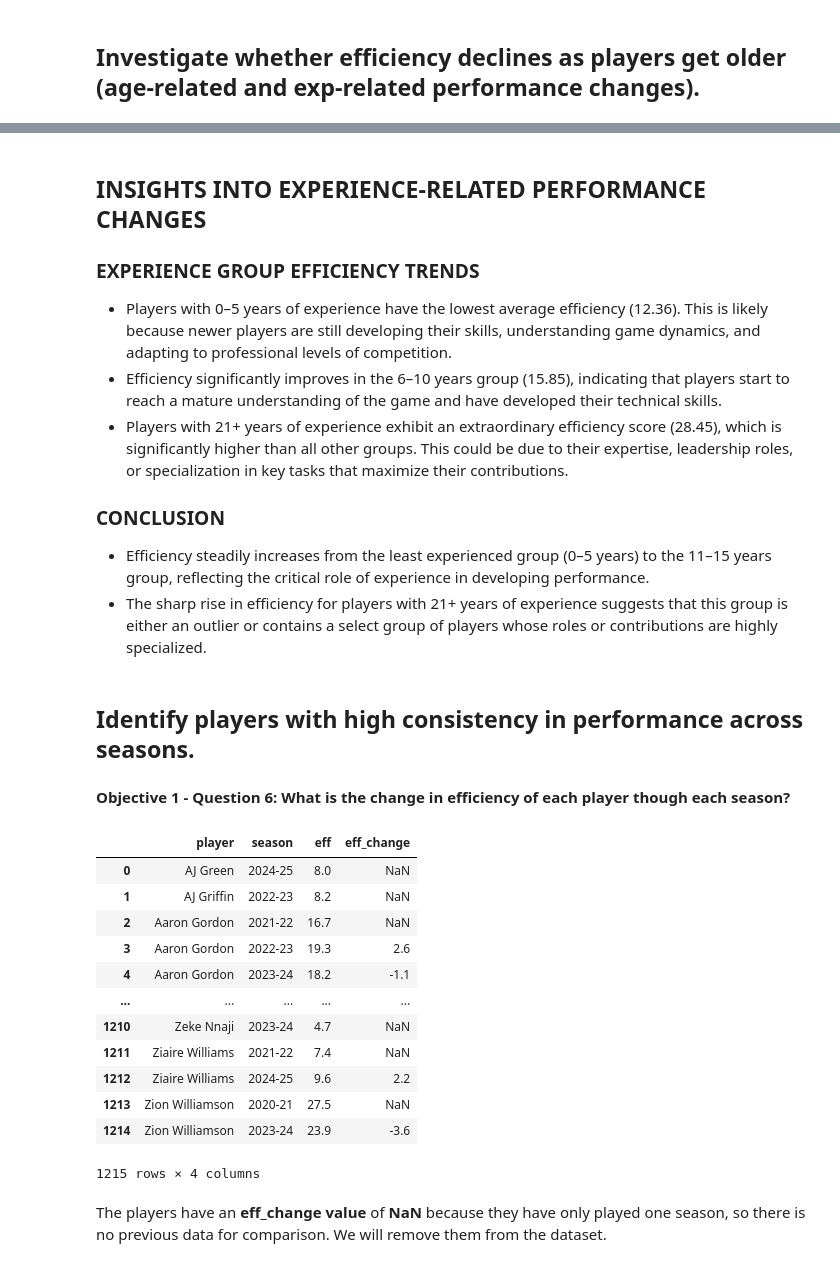
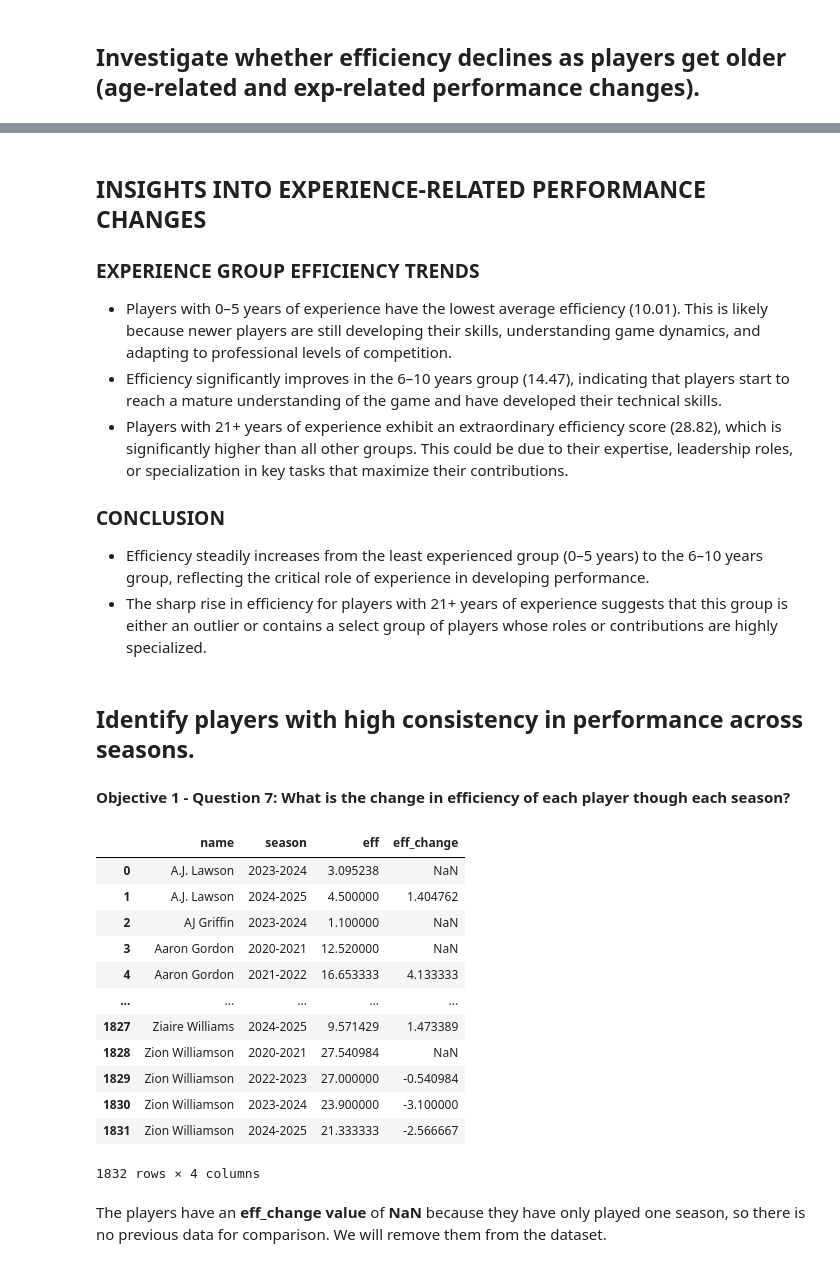
Before and after one commit to chocoCaro/Intro_DS, a Jupyter notebook: [data4life]_objective_1.ipynb, the cells around one changed output, grey strips where cells are left out. Saved outputs shown, nothing was run; the diff lists cells and outputs as text; code cells hidden in the pictures.

```diff
--- a/[data4life]_objective_1.ipynb
+++ b/[data4life]_objective_1.ipynb
@@ -48,7 +47,9 @@ nba_stats = pd.read_csv("final_data/player_stats.csv")
 # %% [markdown]
 ### **CLEAN DATA**
 # %%
-nba_roster = nba_roster[['player', 'pos', 'height', 'weight', 'exp', 'team', 'season']]
+nba_roster = nba_roster[['player', 'height', 'weight', 'exp', 'age', 'team', 'season']]
+
+nba_roster = nba_roster.rename(columns={'player': 'name'})
 # %%
 nba_roster.info()
 # %% [output]
@@ -170,9 +171,9 @@ nba_stats.duplicated().sum()
 merged_data = pd.merge(
     nba_stats,
     nba_roster,
-    how="left",
-    left_on=["player", "team", "season"],
-    right_on=["player", "team", "season"],
+    how="inner",
+    left_on=["name", "team", "season"],
+    right_on=["name", "team", "season"],
 )
 
 merged_data.isnull().sum()
@@ -180,0 +216,6 @@ KeyError: 'player'
+# %%
+for col in merged_data.columns:
+    if merged_data[col].isnull().any():
+        merged_data[col] = merged_data.groupby('pos')[col].transform(lambda x: x.fillna(x.mean()))
+
+merged_data.isnull().sum()
@@ -200,6 +259,15 @@ merged_data.head(10)
 # %% [markdown]
 **Objective 1 - Question 1: What is the information of eff of the NBA players though each season?**
 # %%
+merged_data['eff'] = (
+    (merged_data['pts'] + merged_data['trb'] + merged_data['ast'] + merged_data['stl'] + merged_data['blk']) -
+    ((merged_data['fga'] - merged_data['fg']) + (merged_data['fta'] - merged_data['ft']) + merged_data['tov'])
+) / merged_data['g']
+
+merged_data = merged_data[merged_data['season'].isin([
+    "2020-2021", "2021-2022", "2022-2023", "2023-2024", "2024-2025"
+])]
+
 season_group = merged_data.groupby(by='season')
 
 for year, group in season_group:
@@ -385,36 +427,36 @@ plt.show()
 # %% [markdown]
 ## **INSIGHTS INTO EXPERIENCE-RELATED PERFORMANCE CHANGES**
 ### **EXPERIENCE GROUP EFFICIENCY TRENDS**
-- Players with 0–5 years of experience have the lowest average efficiency (12.36). This is likely because newer players are still developing their skills, understanding game dynamics, and adapting to professional levels of competition.
-- Efficiency significantly improves in the 6–10 years group (15.85), indicating that players start to reach a mature understanding of the game and have developed their technical skills.
-- Players with 21+ years of experience exhibit an extraordinary efficiency score (28.45), which is significantly higher than all other groups. This could be due to their expertise, leadership roles, or specialization in key tasks that maximize their contributions.
+- Players with 0–5 years of experience have the lowest average efficiency (10.01). This is likely because newer players are still developing their skills, understanding game dynamics, and adapting to professional levels of competition.
+- Efficiency significantly improves in the 6–10 years group (14.47), indicating that players start to reach a mature understanding of the game and have developed their technical skills.
+- Players with 21+ years of experience exhibit an extraordinary efficiency score (28.82), which is significantly higher than all other groups. This could be due to their expertise, leadership roles, or specialization in key tasks that maximize their contributions.
 ### **CONCLUSION**
-- Efficiency steadily increases from the least experienced group (0–5 years) to the 11–15 years group, reflecting the critical role of experience in developing performance.
+- Efficiency steadily increases from the least experienced group (0–5 years) to the 6–10 years group, reflecting the critical role of experience in developing performance.
 - The sharp rise in efficiency for players with 21+ years of experience suggests that this group is either an outlier or contains a select group of players whose roles or contributions are highly specialized.
 # %% [markdown]
 ## **Identify players with high consistency in performance across seasons.**
 # %% [markdown]
-**Objective 1 - Question 6: What is the change in efficiency of each player though each season?**
+**Objective 1 - Question 7: What is the change in efficiency of each player though each season?**
 # %%
-player_season_data = merged_data.groupby(['player', 'season']).agg({'eff': 'mean'}).reset_index()
+player_season_data = merged_data.groupby(['name', 'season']).agg({'eff': 'mean'}).reset_index()
 
-player_season_data['eff_change'] = player_season_data.groupby('player')['eff'].diff()
+player_season_data['eff_change'] = player_season_data.groupby('name')['eff'].diff()
 
 player_season_data
 # %% [output]
-|  | player | season | eff | eff_change |
-| 0 | AJ Green | 2024-25 | 8.0 | NaN |
-| 1 | AJ Griffin | 2022-23 | 8.2 | NaN |
-| 2 | Aaron Gordon | 2021-22 | 16.7 | NaN |
-| 3 | Aaron Gordon | 2022-23 | 19.3 | 2.6 |
-| 4 | Aaron Gordon | 2023-24 | 18.2 | -1.1 |
+|  | name | season | eff | eff_change |
+| 0 | A.J. Lawson | 2023-2024 | 3.095238 | NaN |
+| 1 | A.J. Lawson | 2024-2025 | 4.500000 | 1.404762 |
+| 2 | AJ Griffin | 2023-2024 | 1.100000 | NaN |
+| 3 | Aaron Gordon | 2020-2021 | 12.520000 | NaN |
+| 4 | Aaron Gordon | 2021-2022 | 16.653333 | 4.133333 |
 | ... | ... | ... | ... | ... |
-| 1210 | Zeke Nnaji | 2023-24 | 4.7 | NaN |
-| 1211 | Ziaire Williams | 2021-22 | 7.4 | NaN |
-| 1212 | Ziaire Williams | 2024-25 | 9.6 | 2.2 |
-| 1213 | Zion Williamson | 2020-21 | 27.5 | NaN |
-| 1214 | Zion Williamson | 2023-24 | 23.9 | -3.6 |
+| 1827 | Ziaire Williams | 2024-2025 | 9.571429 | 1.473389 |
+| 1828 | Zion Williamson | 2020-2021 | 27.540984 | NaN |
+| 1829 | Zion Williamson | 2022-2023 | 27.000000 | -0.540984 |
+| 1830 | Zion Williamson | 2023-2024 | 23.900000 | -3.100000 |
+| 1831 | Zion Williamson | 2024-2025 | 21.333333 | -2.566667 |
-1215 rows × 4 columns
+1832 rows × 4 columns
 # %% [markdown]
 The players have an **eff_change value** of **NaN** because they have only played one season, so there is no previous data for comparison. We will remove them from the dataset.
 # %%
```
Also changed, not shown: parts of 47 cells of this notebook, 3 other files.
